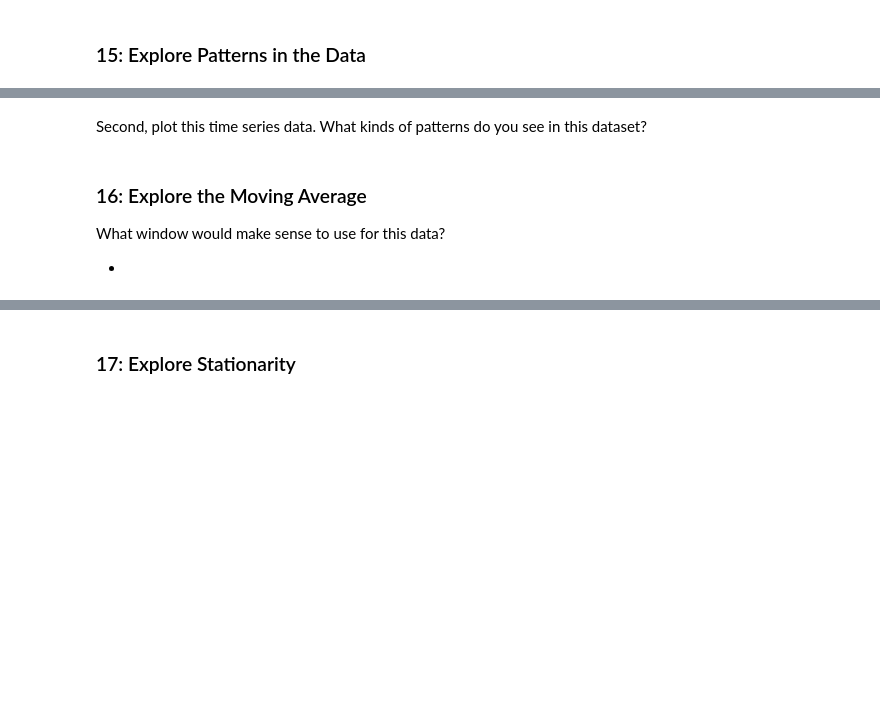
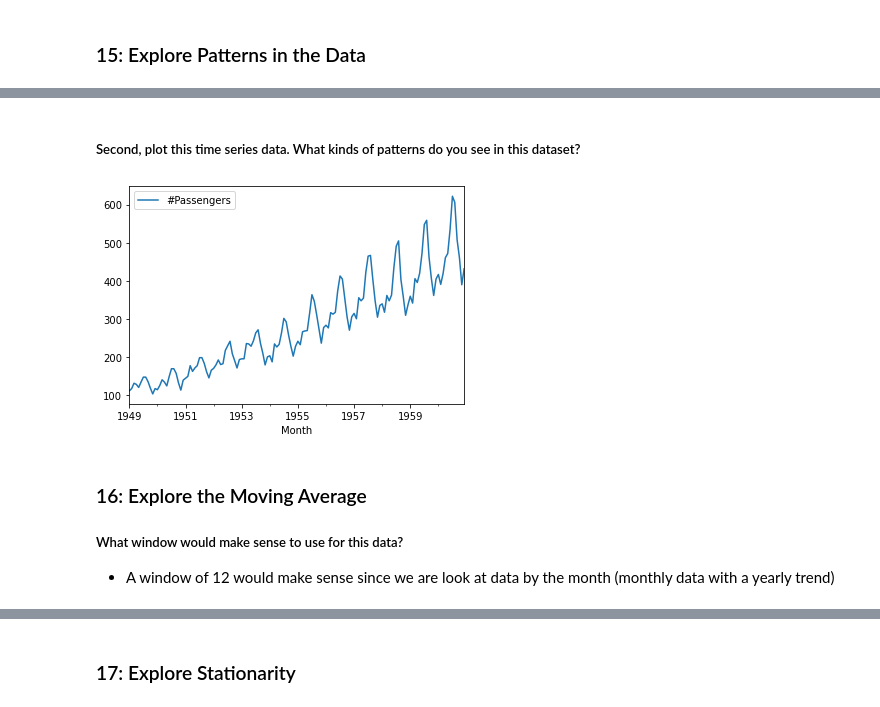
Before and after one commit to jordanate/NYC-DS-091922, a Jupyter notebook: CodeChallengeReviews/Phase4/P4-Code-Challenge-Review_blank.ipynb, the cells around one changed output, grey strips where cells are left out. Saved outputs shown, nothing was run; the diff lists cells and outputs as text; code cells hidden in the pictures; blank space fills up the shorter version.

```diff
--- a/CodeChallengeReviews/Phase4/P4-Code-Challenge-Review_blank.ipynb
+++ b/CodeChallengeReviews/Phase4/P4-Code-Challenge-Review_blank.ipynb
@@ -226,0 +313,4 @@ What steps do we need to take to preprocess our data effectively?
+# %%
+# Code here
+ap['Month'] = pd.to_datetime(ap['Month'])
+ap.set_index('Month', inplace=True)
@@ -235,13 +342,20 @@ First: what kinds of patterns can one find in time series data?
 # %% [markdown]
-Second, plot this time series data. What kinds of patterns do you see in this dataset?
+##### Second, plot this time series data. What kinds of patterns do you see in this dataset?
 # %%
 # Code to plot the time series
+ap.plot()
+plt.show()
+
+
+#There is an upward linear trend
+# %% [output]
+[figure, added]
 # %% [markdown]
 ### 16: Explore the Moving Average
 
-What window would make sense to use for this data?
+##### What window would make sense to use for this data?
 
--
+- A window of 12 would make sense since we are look at data by the month (monthly data with a yearly trend)
 # %%
 # call_on_students(1)
 # %%
```
Also changed, not shown: parts of 60 cells of this notebook.
